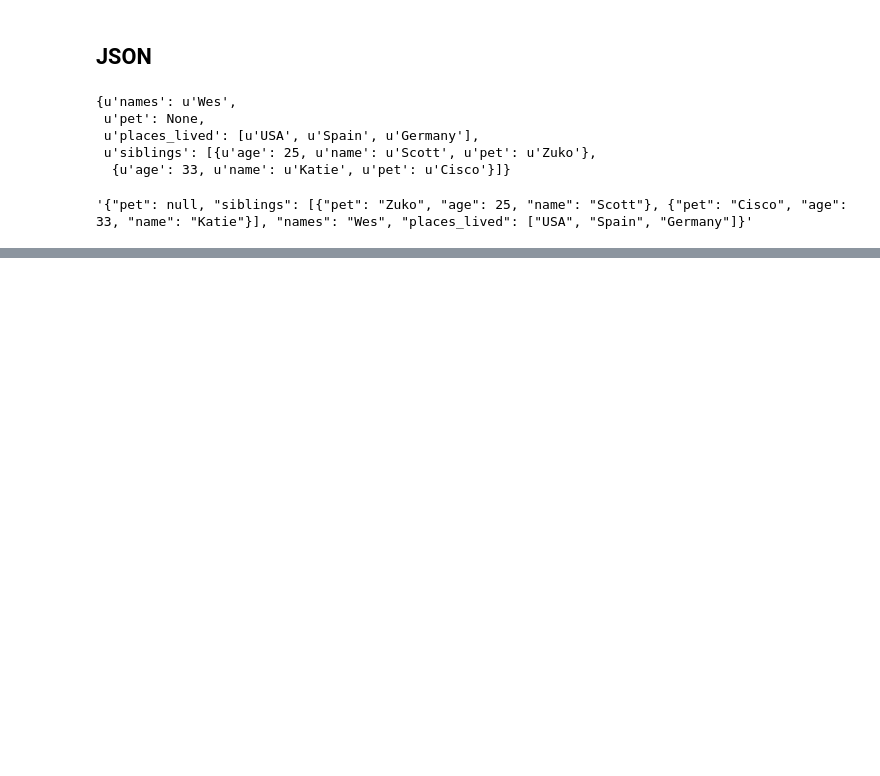
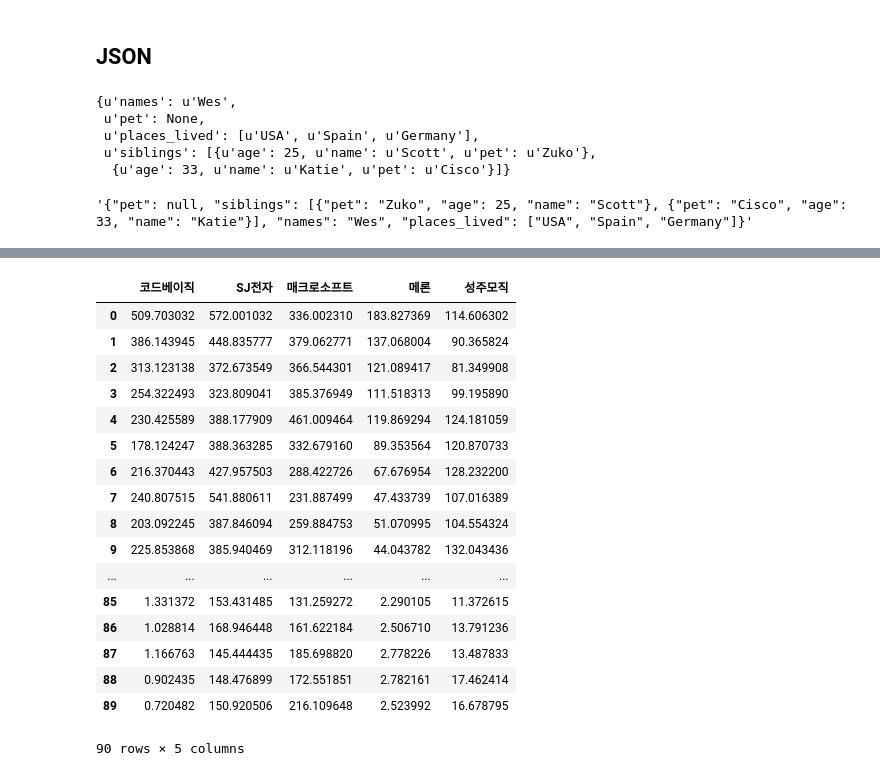
Before and after one commit to lseongjoo/bigpy, a Jupyter notebook: io.ipynb, the cells around one changed output, grey strips where cells are left out. Cells and saved outputs as stored; diff of their text form; code cells hidden in the pictures; blank space fills up the shorter version.

```diff
--- a/io.ipynb
+++ b/io.ipynb
@@ -431,0 +280,38 @@ dtype: bool
+# %%
+import numpy as np
+from pandas import DataFrame, Series
+
+def gen_sim_price(num_stocks=10, num_days=90):
+    """주식 종목 가격 시뮬레이션.
+    지정된 종목 개수에 대한 지정된 일수만큼의 모의 가격 생성"""
+    prices = np.random.randint(5,1000, size=num_stocks)
+    changes = 1+np.random.uniform(low=-0.3, high=0.3,
+                                  size=(num_days, num_stocks))
+    prices =  prices * changes.cumprod(0)
+
+    return prices
+
+prices = gen_sim_price(5) # 5개 종목 90일 가격 생성
+stock_names = [u'코드베이직', u'SJ전자', u'매크로소프트', u'메론', u'성주모직']
+price_frame = DataFrame(prices,
+                       columns=stock_names)
+price_frame
+# %% [output]
+|  | 코드베이직 | SJ전자 | 매크로소프트 | 메론 | 성주모직 |
+| 0 | 509.703032 | 572.001032 | 336.002310 | 183.827369 | 114.606302 |
+| 1 | 386.143945 | 448.835777 | 379.062771 | 137.068004 | 90.365824 |
+| 2 | 313.123138 | 372.673549 | 366.544301 | 121.089417 | 81.349908 |
+| 3 | 254.322493 | 323.809041 | 385.376949 | 111.518313 | 99.195890 |
+| 4 | 230.425589 | 388.177909 | 461.009464 | 119.869294 | 124.181059 |
+| 5 | 178.124247 | 388.363285 | 332.679160 | 89.353564 | 120.870733 |
+| 6 | 216.370443 | 427.957503 | 288.422726 | 67.676954 | 128.232200 |
+| 7 | 240.807515 | 541.880611 | 231.887499 | 47.433739 | 107.016389 |
+| 8 | 203.092245 | 387.846094 | 259.884753 | 51.070995 | 104.554324 |
+| 9 | 225.853868 | 385.940469 | 312.118196 | 44.043782 | 132.043436 |
+| ... | ... | ... | ... | ... | ... |
+| 85 | 1.331372 | 153.431485 | 131.259272 | 2.290105 | 11.372615 |
+| 86 | 1.028814 | 168.946448 | 161.622184 | 2.506710 | 13.791236 |
+| 87 | 1.166763 | 145.444435 | 185.698820 | 2.778226 | 13.487833 |
+| 88 | 0.902435 | 148.476899 | 172.551851 | 2.782161 | 17.462414 |
+| 89 | 0.720482 | 150.920506 | 216.109648 | 2.523992 | 16.678795 |
+90 rows × 5 columns
```
Also changed, not shown: parts of 44 cells of this notebook, 4 other files.
